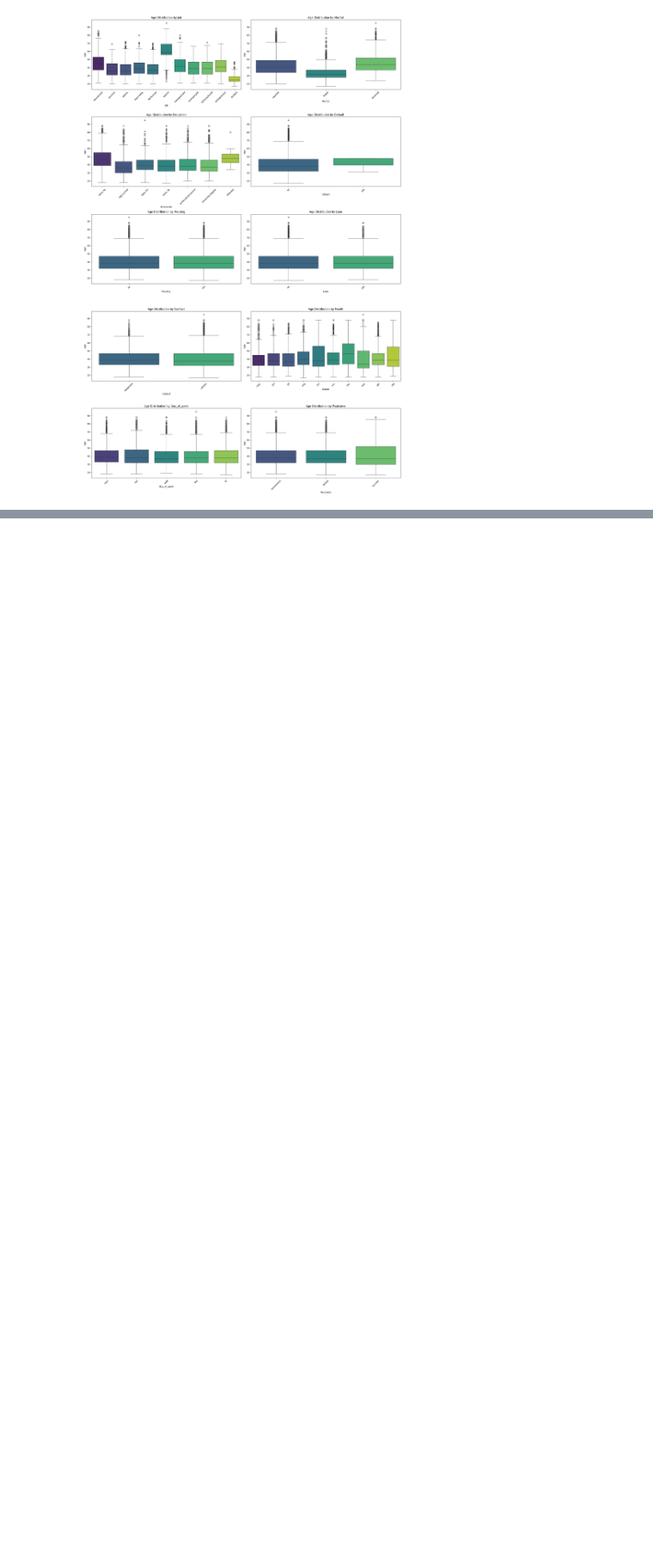
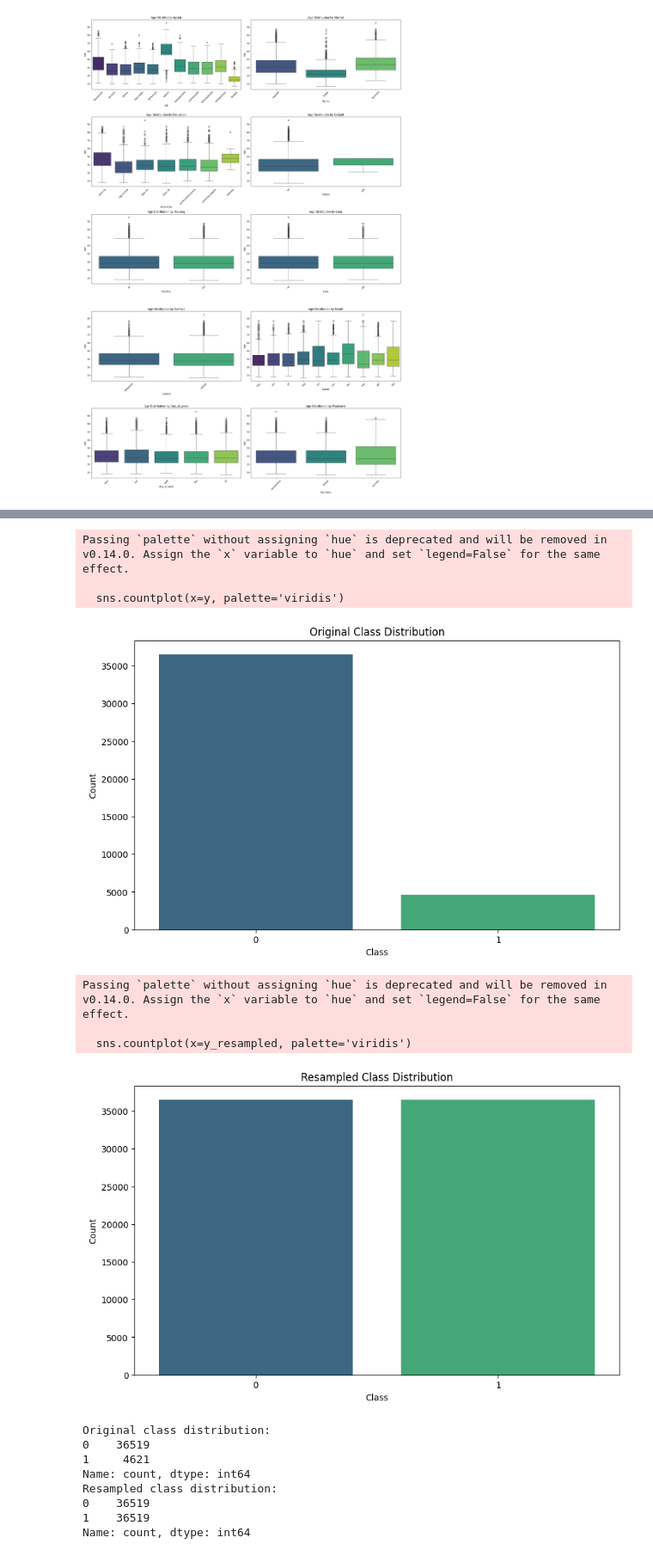
Before and after one commit to DCM2002/ML_CW_2410214, a Jupyter notebook: ML_CW_4.ipynb, the cells around one changed output, grey strips where cells are left out. Shown at 86% size. Saved outputs shown, nothing was run; the diff lists cells and outputs as text; code cells hidden in the pictures; blank space fills up the shorter version.

```diff
--- a/ML_CW_4.ipynb
+++ b/ML_CW_4.ipynb
@@ -169,7 +186,7 @@ data.loc[data['age'] >=60]['age'].value_counts()
 dtype: int64
 # %%
 # Calculate average age for 86-94
-age_avg = data[(data['age'] >= 86) & (data['age'] <= 94)]['age'].mean()
+age_avg = data[(data['age'] >= 84) & (data['age'] <= 95)]['age'].mean()
 
 # Make it whole number
 age_avg = round(age_avg)
@@ -885,10 +910,3 @@ Passing `palette` without assigning `hue` is deprecated and will be removed in v
 
   sns.boxplot(data=data, x=feature, y='age', ax=axes[i], palette=palette)
 [figure]
-# %%
-# Encode categorical variables
-label_encoders = {}
-for column in ['job', 'marital', 'education', 'default', 'housing', 'loan', 'contact', 'month', 'day_of_week', 'poutcome', 'y']:
-    le = LabelEncoder()
-    data[column] = le.fit_transform(data[column])
-    label_encoders[column] = le
@@ -917 +913,67 @@ ValueError: could not convert string to float: '41-50'
+# %%
+import matplotlib.pyplot as plt
+import seaborn as sns
+
+# Separate features and target variable
+X = data.drop(columns=['y', 'age_bin'])  # Drop 'age_bin' as it's not needed for modeling
+y = data['y']
+
+# Encode the target variable
+label_encoder = LabelEncoder()
+y = label_encoder.fit_transform(y)
+
+# Identify categorical and numerical columns
+categorical_features = X.select_dtypes(include=['object']).columns
+numerical_features = X.select_dtypes(include=['int64', 'float64']).columns
+
+# Create a column transformer for preprocessing
+preprocessor = ColumnTransformer(
+    transformers=[
+        ('num', 'passthrough', numerical_features),
+        ('cat', OneHotEncoder(), categorical_features)
+    ])
+
+# Apply the preprocessor
+X_processed = preprocessor.fit_transform(X)
+
+# Visualize the original class distribution
+plt.figure(figsize=(10, 6))
+sns.countplot(x=y, palette='viridis')
+plt.title('Original Class Distribution')
+plt.xlabel('Class')
+plt.ylabel('Count')
+plt.show()
+
+# Apply SMOTE
+smote = SMOTE(random_state=42)
+X_resampled, y_resampled = smote.fit_resample(X_processed, y)
+
+# Visualize the resampled class distribution
+plt.figure(figsize=(10, 6))
+sns.countplot(x=y_resampled, palette='viridis')
+plt.title('Resampled Class Distribution')
+plt.xlabel('Class')
+plt.ylabel('Count')
+plt.show()
+
+# Verify the new class distribution
+print(f"Original class distribution:\n{pd.Series(y).value_counts()}")
+print(f"Resampled class distribution:\n{pd.Series(y_resampled).value_counts()}")
+# %% [output]
+Passing `palette` without assigning `hue` is deprecated and will be removed in v0.14.0. Assign the `x` variable to `hue` and set `legend=False` for the same effect.
+
+  sns.countplot(x=y, palette='viridis')
+[figure, added]
+Passing `palette` without assigning `hue` is deprecated and will be removed in v0.14.0. Assign the `x` variable to `hue` and set `legend=False` for the same effect.
+
+  sns.countplot(x=y_resampled, palette='viridis')
+[figure, added]
+Original class distribution:
+0    36519
+1     4621
+Name: count, dtype: int64
+Resampled class distribution:
+0    36519
+1    36519
+Name: count, dtype: int64
 # %%
```
Also changed, not shown: parts of 24 cells of this notebook.
